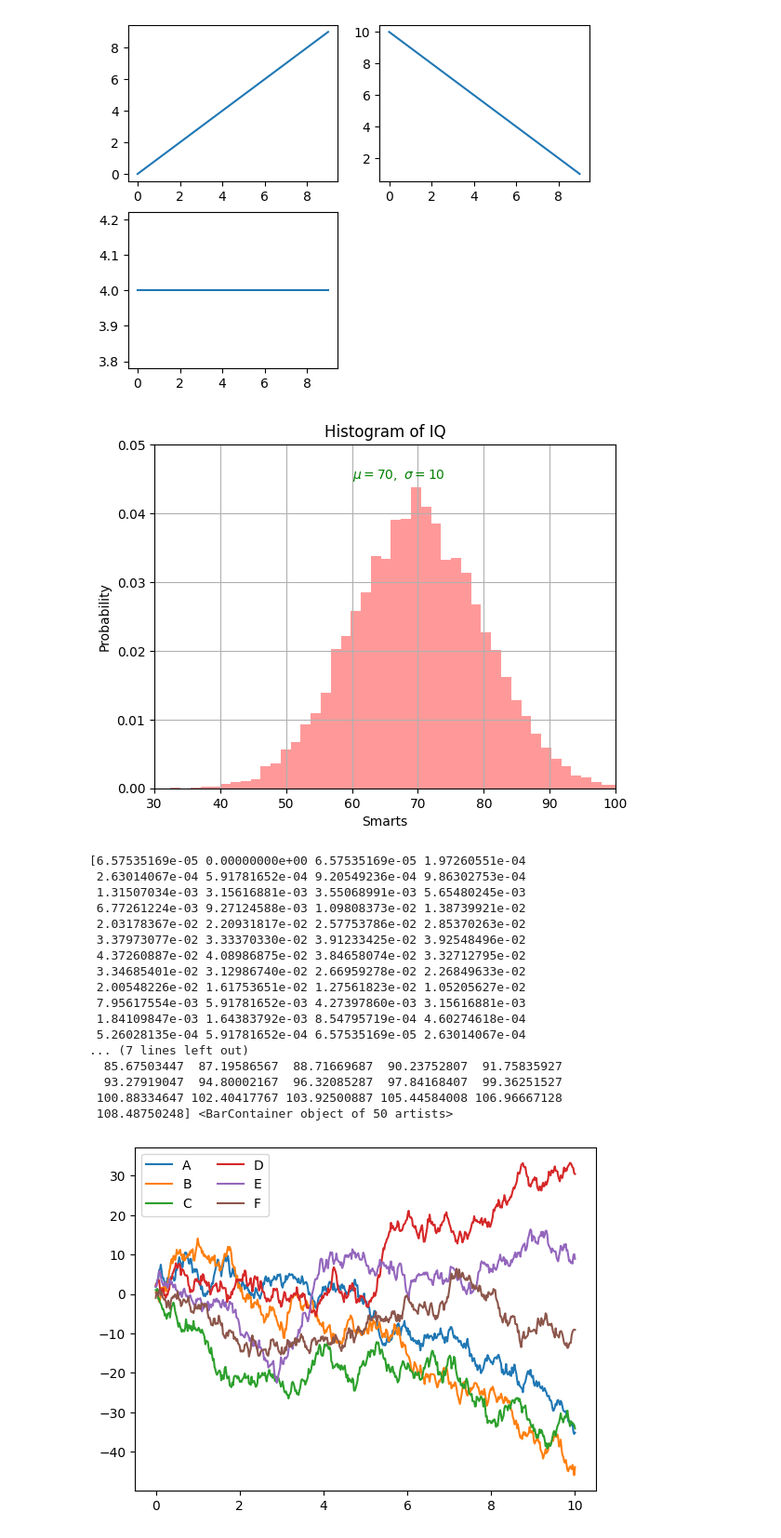
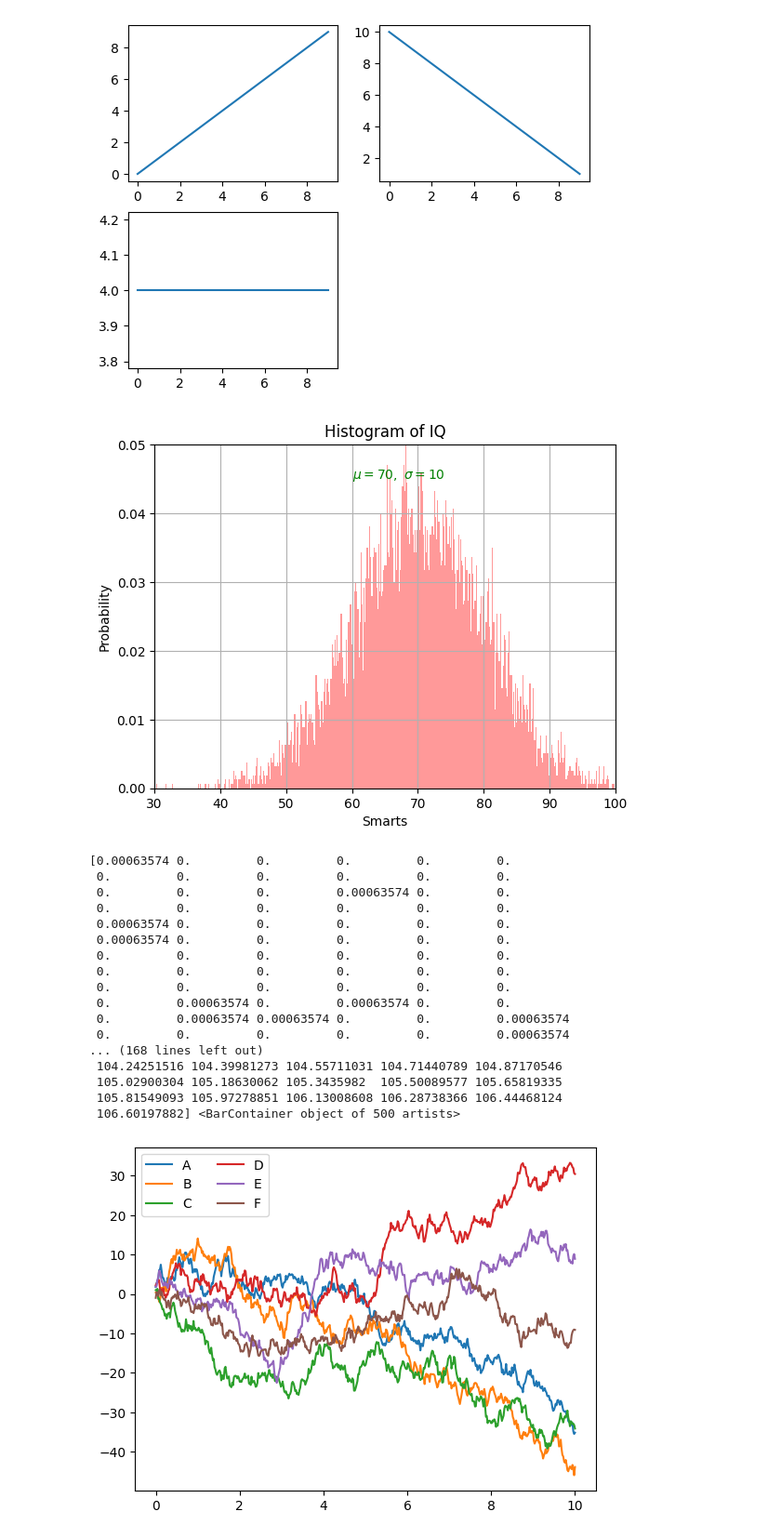
Before and after one commit to PrashantChoudhary13579/Machine-learning-, a Jupyter notebook: LAB_3/5_matplotlib.ipynb, the cells around one changed output. Shown at 93% size. Cells and saved outputs as stored; diff of their text form; code cells hidden in the pictures.

```diff
--- a/LAB_3/5_matplotlib.ipynb
+++ b/LAB_3/5_matplotlib.ipynb
@@ -129,38 +129,38 @@ plt.show()
 # %%
 import numpy as np
 import matplotlib.pyplot as plt
 
 mu, sigma = 70, 10
 x = mu + sigma * np.random.randn(10000)
 # the histogram of the data
-n, bins, patches = plt.hist(x, 50,density= True, facecolor='r', alpha=0.4)
+n, bins, patches = plt.hist(x, 500,density= True, facecolor='r', alpha=0.4)
 plt.xlabel('Smarts')
 plt.ylabel('Probability')
 plt.title('Histogram of IQ')
 plt.text(60, .045, '$\mu=70,\ \sigma=10$', color='g') #TeX equations
 plt.axis([30, 100, 0, 0.05])
 plt.grid(True)
 plt.show()
 print(n, bins,patches)
 # %% [output]
-[figure, old version]
+[figure, new version]
-[6.57535169e-05 0.00000000e+00 6.57535169e-05 1.97260551e-04
- 2.63014067e-04 5.91781652e-04 9.20549236e-04 9.86302753e-04
- 1.31507034e-03 3.15616881e-03 3.55068991e-03 5.65480245e-03
- 6.77261224e-03 9.27124588e-03 1.09808373e-02 1.38739921e-02
- 2.03178367e-02 2.20931817e-02 2.57753786e-02 2.85370263e-02
- 3.37973077e-02 3.33370330e-02 3.91233425e-02 3.92548496e-02
- 4.37260887e-02 4.08986875e-02 3.84658074e-02 3.32712795e-02
- 3.34685401e-02 3.12986740e-02 2.66959278e-02 2.26849633e-02
- 2.00548226e-02 1.61753651e-02 1.27561823e-02 1.05205627e-02
- 7.95617554e-03 5.91781652e-03 4.27397860e-03 3.15616881e-03
- 1.84109847e-03 1.64383792e-03 8.54795719e-04 4.60274618e-04
- 5.26028135e-04 5.91781652e-04 6.57535169e-05 2.63014067e-04
-... (7 lines left out)
-  85.67503447  87.19586567  88.71669687  90.23752807  91.75835927
-  93.27919047  94.80002167  96.32085287  97.84168407  99.36251527
- 100.88334647 102.40417767 103.92500887 105.44584008 106.96667128
- 108.48750248] <BarContainer object of 50 artists>
+[0.00063574 0.         0.         0.         0.         0.
+ 0.         0.         0.         0.         0.         0.
+ 0.         0.         0.         0.00063574 0.         0.
+ 0.         0.         0.         0.         0.         0.
+ 0.00063574 0.         0.         0.         0.         0.
+ 0.00063574 0.         0.         0.         0.         0.
+ 0.         0.         0.         0.         0.         0.
+ 0.         0.         0.         0.         0.         0.
+ 0.         0.         0.         0.         0.         0.
+ 0.         0.00063574 0.         0.00063574 0.         0.
+ 0.         0.00063574 0.00063574 0.         0.         0.00063574
+ 0.         0.         0.         0.         0.         0.00063574
+... (168 lines left out)
+ 104.24251516 104.39981273 104.55711031 104.71440789 104.87170546
+ 105.02900304 105.18630062 105.3435982  105.50089577 105.65819335
+ 105.81549093 105.97278851 106.13008608 106.28738366 106.44468124
+ 106.60197882] <BarContainer object of 500 artists>
 # %%
 # Create some data
 rng = np.random.RandomState(0)
```
Also changed, not shown: 1 other file.
